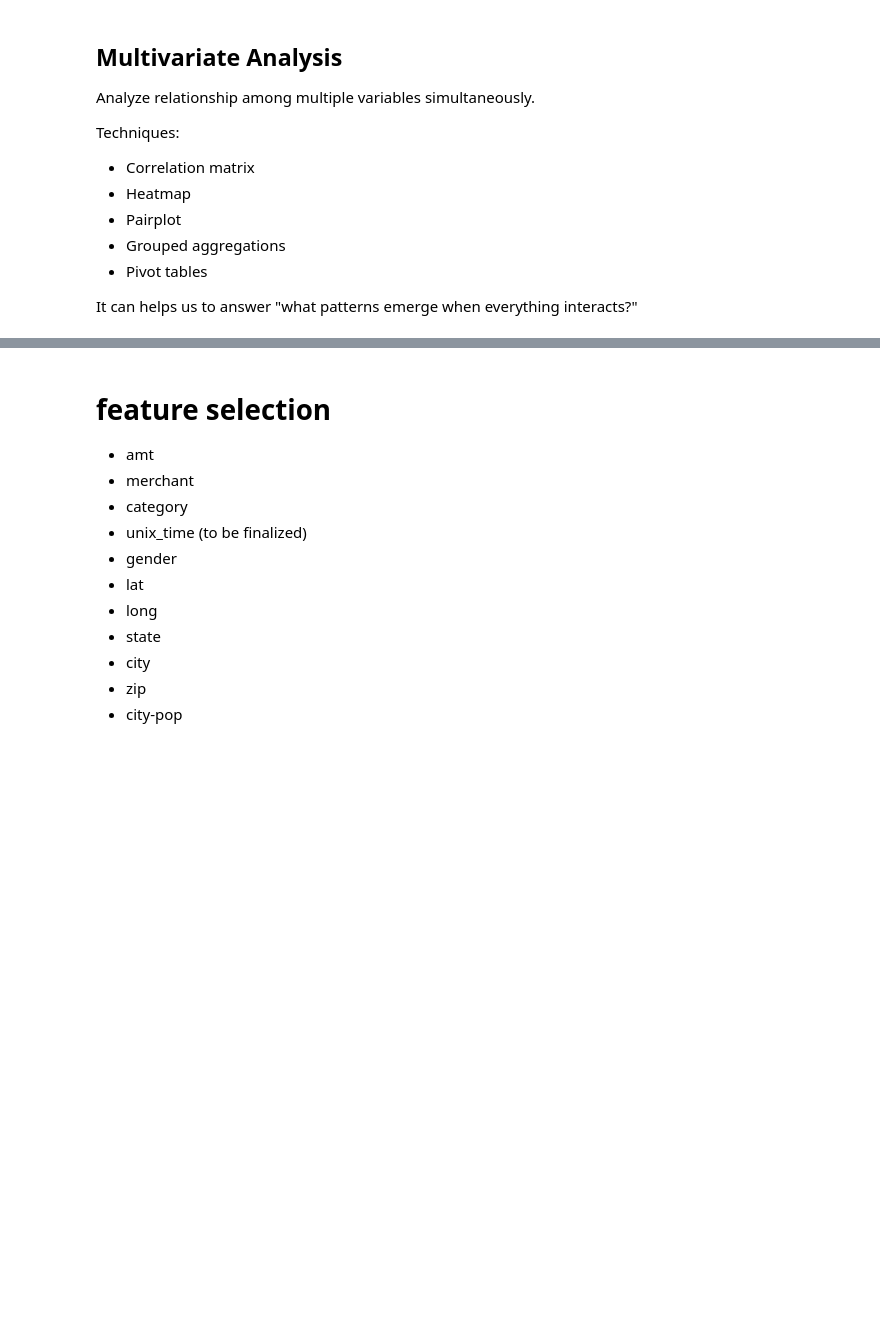
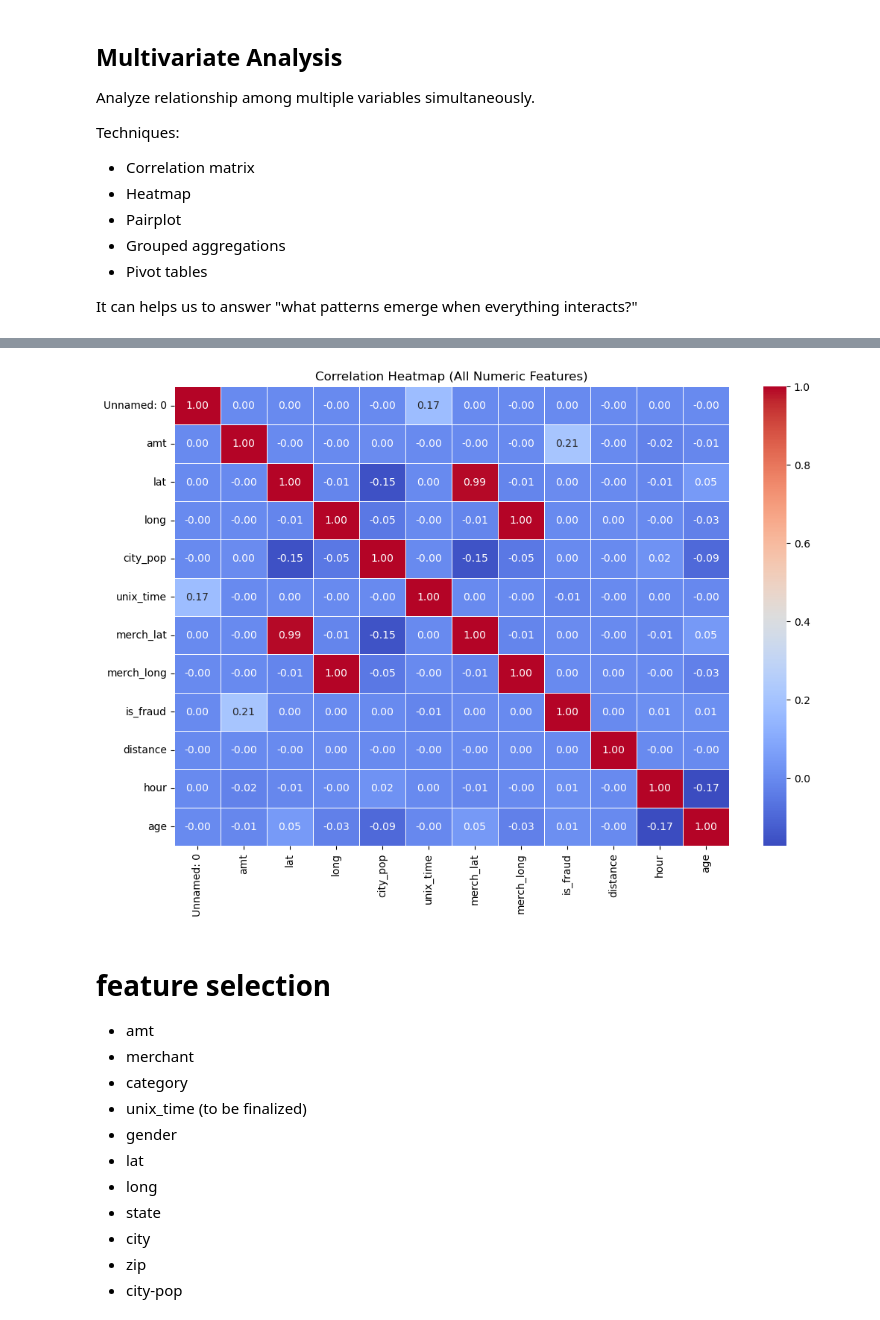
Before and after one commit to PunleuTY/FraudGuard-Analystics, a Jupyter notebook: notebooks/01_eda.ipynb, the cells around one changed output, grey strips where cells are left out. Cells and saved outputs as stored; diff of their text form; code cells hidden in the pictures; blank space fills up the shorter version.

```diff
--- a/notebooks/01_eda.ipynb
+++ b/notebooks/01_eda.ipynb
@@ -311,0 +356,20 @@ It can helps us to answer "what patterns emerge when everything interacts?"
+# %%
+#calculate the distrance
+import numpy as np
+
+df['distance'] = np.sqrt(
+    (df['lat'] - df['merch_lat'])**2 +
+    (df['long'] - df['merch_long'])**2
+)
+# %%
+#extract transection hours
+df['hour'] = df['trans_date_trans_time'].dt.hour
+# %%
+#age
+df['age'] = 2020 - df['dob'].dt.year
+# %%
+numeric_df = df.select_dtypes(include='number')
+
+corr = numeric_df.corr()
+
+corr['is_fraud'].sort_values(ascending=False)
@@ -312,3 +390,21 @@ It can helps us to answer "what patterns emerge when everything interacts?"
+# %%
+# Compute correlation
+corr_matrix = numeric_df.corr()
+
+plt.figure(figsize=(12,8))
+
+sns.heatmap(
+    corr_matrix,
+    annot=True,
+    fmt=".2f",
+    cmap="coolwarm",
+    linewidths=0.5
+)
+
+plt.title("Correlation Heatmap (All Numeric Features)")
+plt.show()
+# %% [output]
+[figure, added]
 # %% [markdown]
 # feature selection
 
```
Also changed, not shown: parts of 5 cells of this notebook.
